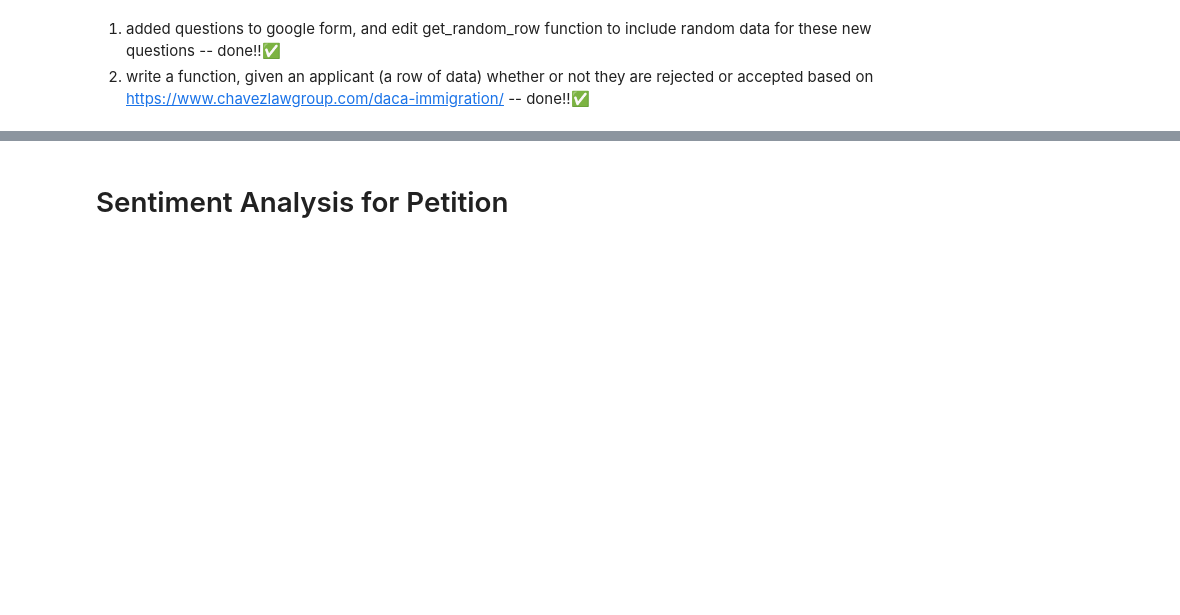
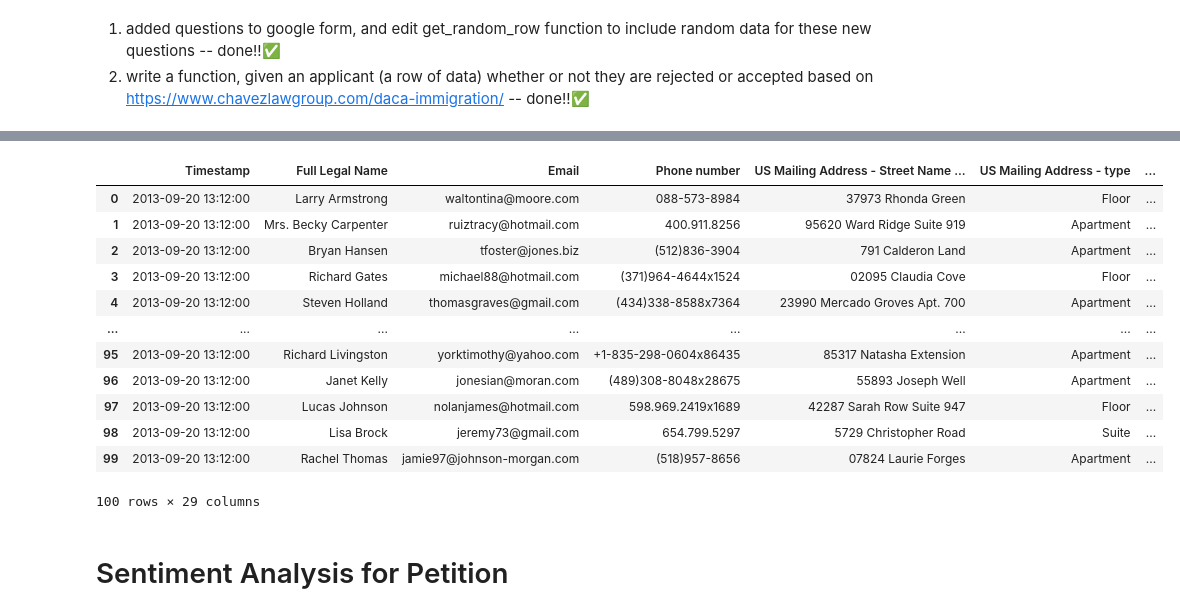
Before and after one commit to madhekare/grae, a Jupyter notebook: daca.ipynb, the cells around one changed output, grey strips where cells are left out. Saved outputs shown, nothing was run; the diff lists cells and outputs as text; code cells hidden in the pictures; blank space fills up the shorter version.

```diff
--- a/daca.ipynb
+++ b/daca.ipynb
@@ -182,11 +180,13 @@ def evaluate_form(row):
     condition = row["Have you EVER been arrested for, charged with, or convicted of a felony or misdemeanor, including incidents handled in juvenile court, in the United States? Do not include minor traffic violations unless they were alcohol- or drug-related"] == "false"
     #return (datetime.today() - row["DOB"]) > datetime.datetime(10 years)
     if not condition:
-      return "FLAGGED"
-    for i in range(21,28):
+      return True
+    for i in range(21,27):
       if row[i] != 'yes':
-        return "FLAGGED"
-    return "good"
+        return True
+    if row[27] == 'yes':
+      return False
+    return False
 # %%
 evaluate_form(df.iloc[1])
 # %% [output]
@@ -194,3 +194,20 @@ evaluate_form(df.iloc[1])
+# %%
+df['flag'] = df.apply(lambda row : evaluate_form(row), axis = 1)
+df
+# %% [output]
+|  | Timestamp | Full Legal Name | Email | Phone number | US Mailing Address - Street Name ... | US Mailing Address - type | ... |
+| 0 | 2013-09-20 13:12:00 | Larry Armstrong | waltontina@moore.com | 088-573-8984 | 37973 Rhonda Green | Floor | ... |
+| 1 | 2013-09-20 13:12:00 | Mrs. Becky Carpenter | ruiztracy@hotmail.com | 400.911.8256 | 95620 Ward Ridge Suite 919 | Apartment | ... |
+| 2 | 2013-09-20 13:12:00 | Bryan Hansen | tfoster@jones.biz | (512)836-3904 | 791 Calderon Land | Apartment | ... |
+| 3 | 2013-09-20 13:12:00 | Richard Gates | michael88@hotmail.com | (371)964-4644x1524 | 02095 Claudia Cove | Floor | ... |
+| 4 | 2013-09-20 13:12:00 | Steven Holland | thomasgraves@gmail.com | (434)338-8588x7364 | 23990 Mercado Groves Apt. 700 | Apartment | ... |
+| ... | ... | ... | ... | ... | ... | ... | ... |
+| 95 | 2013-09-20 13:12:00 | Richard Livingston | yorktimothy@yahoo.com | +1-835-298-0604x86435 | 85317 Natasha Extension | Apartment | ... |
+| 96 | 2013-09-20 13:12:00 | Janet Kelly | jonesian@moran.com | (489)308-8048x28675 | 55893 Joseph Well | Apartment | ... |
+| 97 | 2013-09-20 13:12:00 | Lucas Johnson | nolanjames@hotmail.com | 598.969.2419x1689 | 42287 Sarah Row Suite 947 | Floor | ... |
+| 98 | 2013-09-20 13:12:00 | Lisa Brock | jeremy73@gmail.com | 654.799.5297 | 5729 Christopher Road | Suite | ... |
+| 99 | 2013-09-20 13:12:00 | Rachel Thomas | jamie97@johnson-morgan.com | (518)957-8656 | 07824 Laurie Forges | Apartment | ... |
+100 rows × 29 columns
 # %% [markdown]
 # Sentiment Analysis for Petition
 # %%
```
Also changed, not shown: parts of 4 cells of this notebook.
